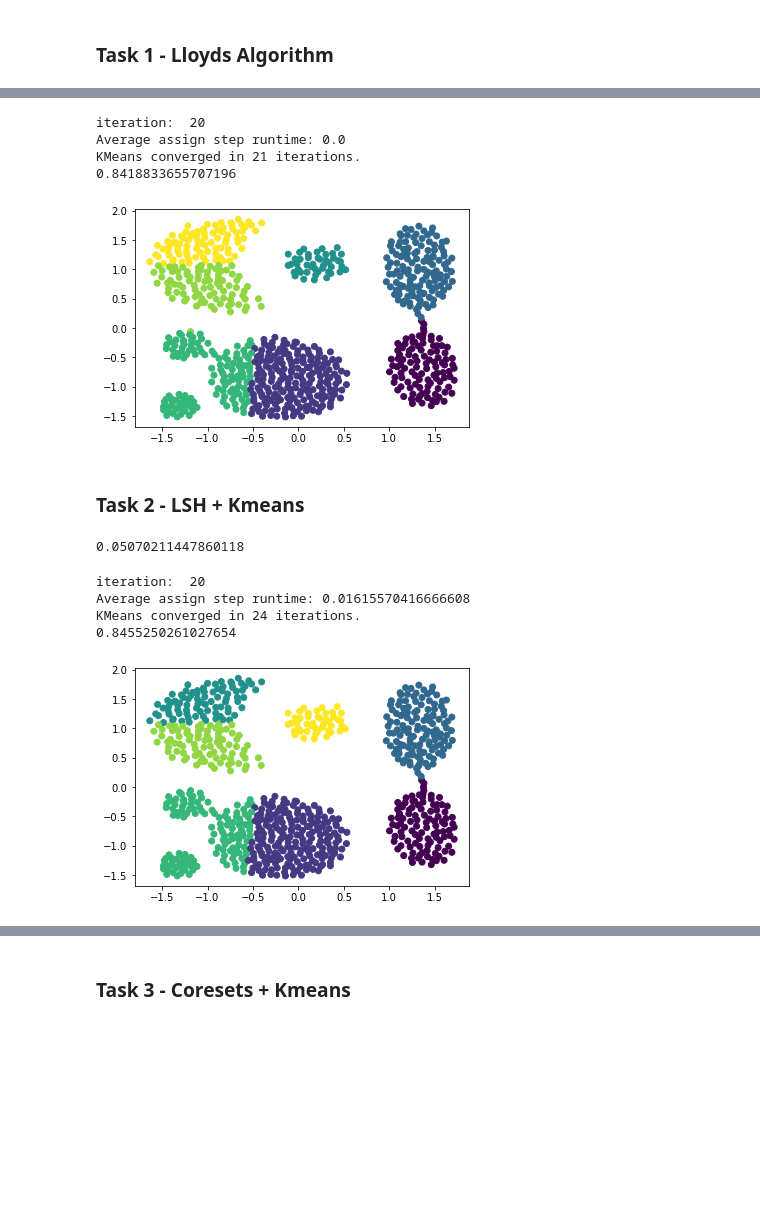
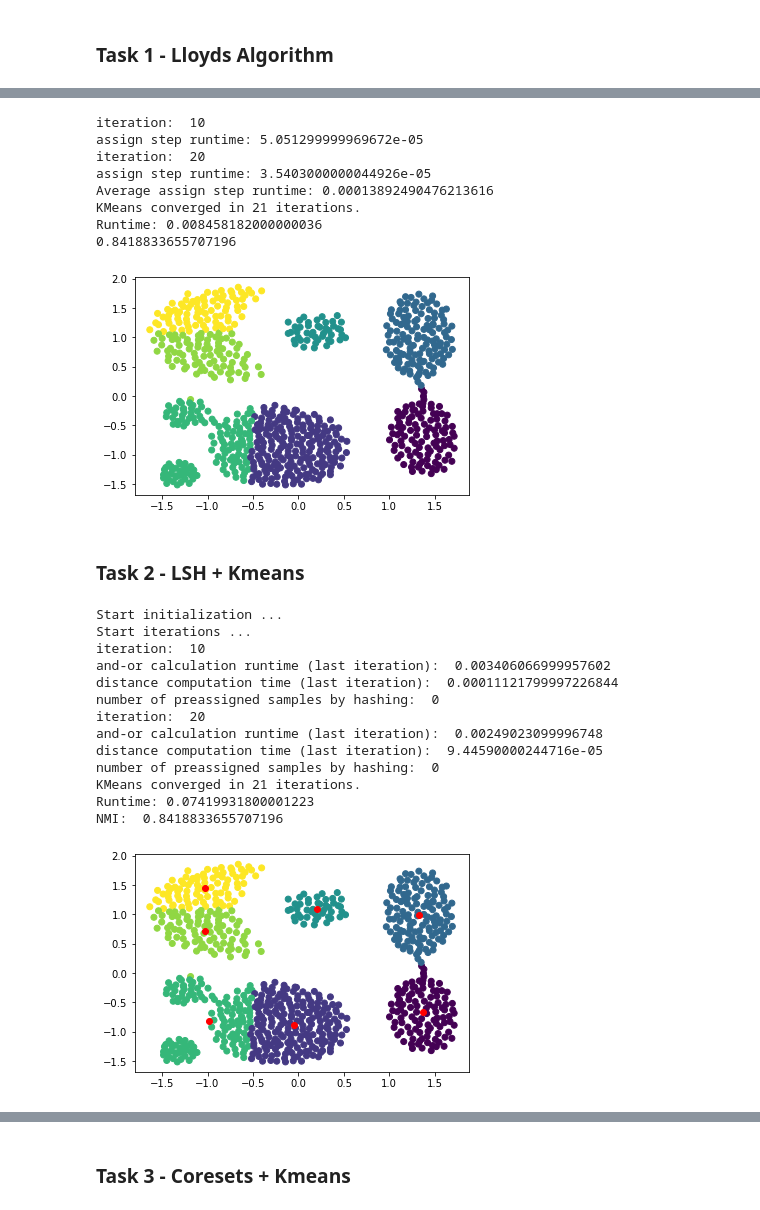
Before and after one commit to kh65/Assignment-3, a Jupyter notebook: assignment_3.ipynb, the cells around one changed output, grey strips where cells are left out. Cells and saved outputs as stored; diff of their text form; code cells hidden in the pictures; blank space fills up the shorter version.

```diff
--- a/assignment_3.ipynb
+++ b/assignment_3.ipynb
@@ -55,0 +66,9 @@ features = features.astype(np.float64) # only important if no normalization is d
+# %%
+# Scipy Kmeans2 on toy dataset for comparision
+centroid, labels = kmeans2(toy_data_features, k=7, iter=10)
+
+NMI_score = normalized_mutual_info_score(toy_data_labels, labels)
+print(NMI_score)
+
+plt.scatter(toy_data_features[:,0], toy_data_features[:,1], c = labels)
+plt.show()
@@ -152,16 +168,22 @@ print(NMI_score)
 # %%
 # run algorithm with the toy dataset
+start = time.perf_counter()
 toy_labels, toy_centers = lloyds(toy_data_features, k=7)
-
+stop = time.perf_counter()
+print("Runtime:", stop-start)
 NMI_score = normalized_mutual_info_score(toy_data_labels, toy_labels)
 print(NMI_score)
 
 plt.scatter(toy_data_features[:,0], toy_data_features[:,1], c = toy_labels)
 plt.show()
 # %% [output]
+iteration:  10
+assign step runtime: 5.051299999969672e-05
 iteration:  20
-Average assign step runtime: 0.0
+assign step runtime: 3.5403000000044926e-05
+Average assign step runtime: 0.00013892490476213616
 KMeans converged in 21 iterations.
+Runtime: 0.008458182000000036
 0.8418833655707196
 [figure]
 # %% [markdown]
@@ -177,13 +199,13 @@ class hash_functions:
         self.no_buckets = no_buckets
         self.no_features = no_features
 
+        # parameters of the hash functions
         self.b = np.zeros(no_functions) # vector
         self.a = np.random.normal(loc=0.0, scale=1.0, size=(no_features, no_functions)) # matrix
 
     def sample_hash_values(self, data):
 
-        self.w = []
-
+        self.w = np.zeros(self.no_functions)
         hash_values = np.dot(data, self.a) + self.b
 
         # This for loop goes over each column of the hash_values (each hash function) and computes
@@ -195,13 +217,12 @@ class hash_functions:
         # and use one single hashing function for both samples and clusters, but then we have to recompute a
         # lot of calculation in the hashing - namely (a*p + b), which is used in the w computation
 
-        for i in range(self.no_functions):
-            min_val = np.min(hash_values[:,i])
-            max_val = np.max(hash_values[:,i])
-            self.w.append((max_val-min_val)/(self.no_buckets - 1))
-            hash_values[:,i] = np.floor(hash_values[:,i]/self.w[i])
+        min_vals = np.min(hash_values, axis = 0)
+        max_vals = np.max(hash_values, axis = 0)
 
-        self.w = np.array(self.w)
+        self.w = (max_vals-min_vals)/(self.no_buckets - 1)
+        hash_values = np.floor(hash_values/self.w[np.newaxis,:])
+
         return hash_values
 
     def cluster_hash_values(self, data):
@@ -299,21 +456,29 @@ labels, centers = lloyds_LSH(features, no_buckets = 153, n_and = 4, n_or = 4)
-# %%
-NMI_score = normalized_mutual_info_score(block_ids, labels)
-print(NMI_score)
-# %% [output]
-0.05070211447860118
 # %%
 # run LSH with the toy dataset
+start = time.perf_counter()
+toy_labels, toy_centers = lloyds_LSH(toy_data_features, k=7,  n_and = 16, n_or = 6, no_buckets = 7000,  no_initial_buckets = 10)
+stop = time.perf_counter()
+print("Runtime:",stop-start)
+NMI_score = normalized_mutual_info_score(toy_data_labels, toy_labels)
+print("NMI: ", NMI_score)
 
-toy_labels, toy_centers = lloyds_LSH(toy_data_features, k=7, no_buckets = 10, n_and = 4, n_or = 4)
 
-NMI_score = normalized_mutual_info_score(toy_data_labels, toy_labels)
-print(NMI_score)
 
 plt.scatter(toy_data_features[:,0], toy_data_features[:,1], c = toy_labels)
+plt.scatter(toy_centers[:,0],toy_centers[:,1] , c = 'red')
 plt.show()
 # %% [output]
+Start initialization ...
+Start iterations ...
+iteration:  10
+and-or calculation runtime (last iteration):  0.003406066999957602
+distance computation time (last iteration):  0.00011121799997226844
+number of preassigned samples by hashing:  0
 iteration:  20
-Average assign step runtime: 0.01615570416666608
-KMeans converged in 24 iterations.
-0.8455250261027654
+and-or calculation runtime (last iteration):  0.00249023099996748
+distance computation time (last iteration):  9.44590000244716e-05
+number of preassigned samples by hashing:  0
+KMeans converged in 21 iterations.
+Runtime: 0.07419931800001223
+NMI:  0.8418833655707196
-[figure, old version]
+[figure, new version]
```
Also changed, not shown: parts of 16 cells of this notebook.
